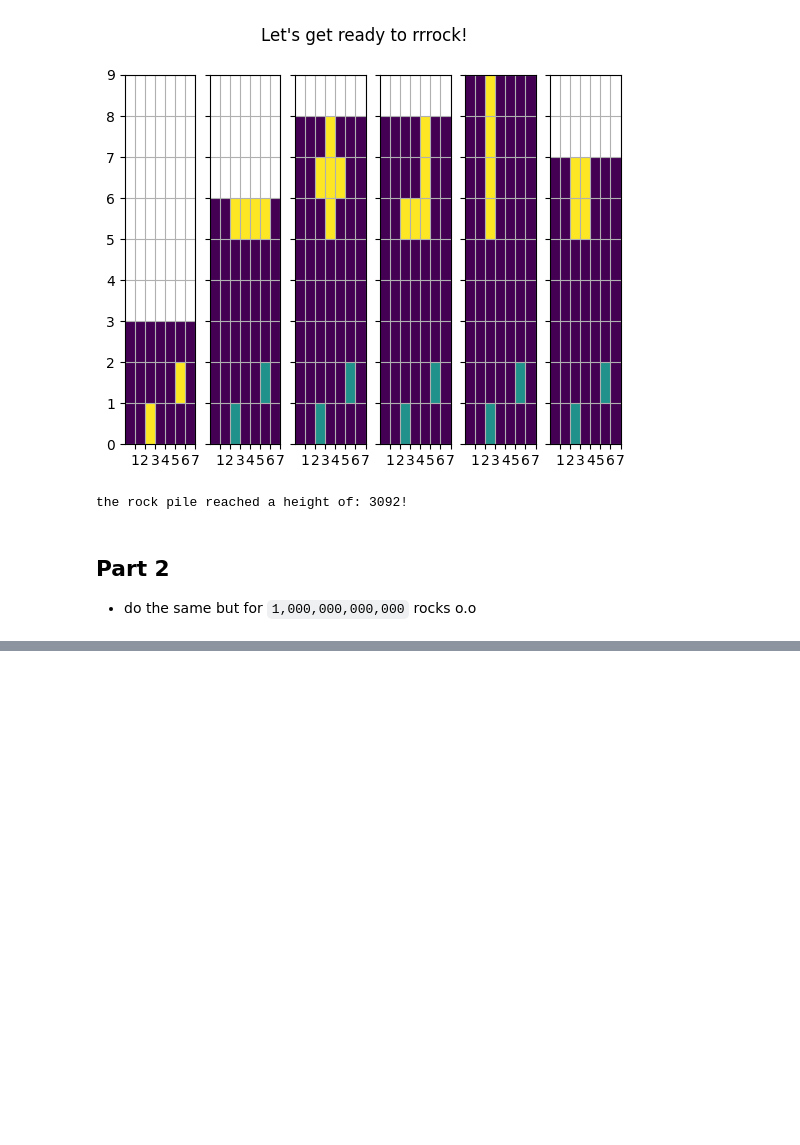
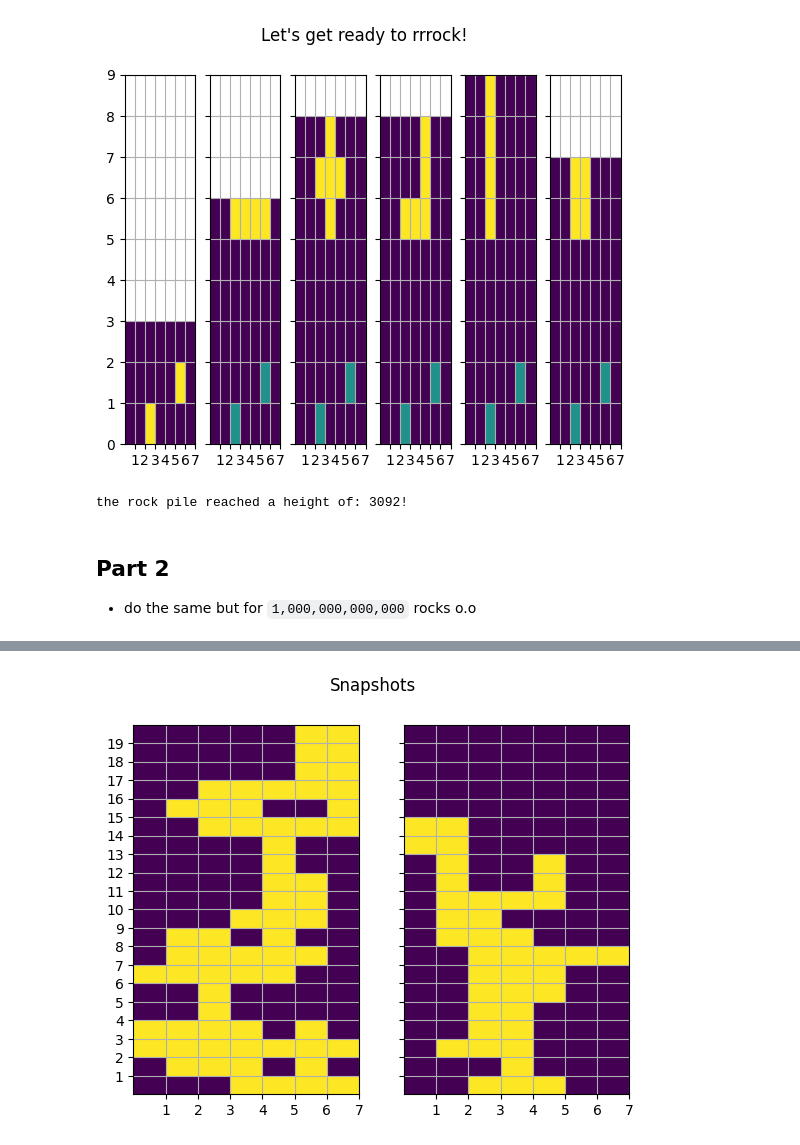
Before and after one commit to nouseforkeys/advent_of_code_22, a Jupyter notebook: day_17.ipynb, the cells around one changed output, grey strips where cells are left out. Cells and saved outputs as stored; diff of their text form; code cells hidden in the pictures; blank space fills up the shorter version.

Commit message:
WIP - attempting to find a repeating point so we can fast forward the simulations

```diff
--- a/day_17.ipynb
+++ b/day_17.ipynb
@@ -224,0 +195,7 @@ ax.grid('ON')
+# %%
+# perhaps we can find a repeating point, after which we get the same thing over
+# and over and can then just do a bit extra to fill in the end
+moves = parse_from_file('day_17.txt', parser)
+total_moves = len(moves)
+
+print(f'the total number of moves before we repeat is: {total_moves}')
@@ -224,0 +208,92 @@ ax.grid('ON')
+# %%
+@dataclass
+class RockStats:
+    rock_type: str
+    resting_x: int
+    move_index: int
+
+rock_types = cycle(range(5))
+
+def run_rock_sim_with_stats(
+    nrocks: int, start_chamber: list[list[int]], rock_moves: cycle,
+    start_rock_move: int, rocks: cycle, start_rock_type: int
+) -> list[list[int]]:
+    """
+    runs the rock simulation for nrocks
+
+    starting chamber, rock_types and moves can be specified to pick up where
+    we left off
+    """
+    # ok let's run this and see what we get
+    chamber = deepcopy(start_chamber)
+    moves = deepcopy(rock_moves)
+    for _ in range(start_rock_move):
+        next(moves)
+    rocks = deepcopy(rocks)
+    for _ in range(start_rock_type):
+        next(rocks)
+    move_index = start_rock_move
+    stats = []
+    for _, rock_type, rock in zip(
+            range(1, nrocks + 1), deepcopy(rock_types), deepcopy(rocks)):
+        # pop a new rock into the chamber
+        new_rows, (x, y) = get_chamber_extension(chamber, rock)
+        # print()
+        keep_falling = True
+        chamber += new_rows
+
+        while keep_falling:
+            # update stopped check
+            keep_falling = False
+            # lateral movement
+            move = next(moves)
+            move_index += 1
+            if move_index >= total_moves:
+                move_index = 0
+
+            if move == '>' and all([]):
+                for part_x, part_y in rock:
+                    temp_x = part_x + x + 1
+                    if temp_x >= CHAMBER_WIDTH:
+                        # print(move, 'right wall')
+                        break
+                    if chamber[y + part_y][temp_x] == static_rock:
+                        # print(move, 'right rock')
+                        break
+                else:
+                    x += 1
+            elif move == '<':
+                for part_x, part_y in rock:
+                    temp_x = part_x + x - 1
+                    if temp_x < 0:
+                        # print(move, 'left wall')
+                        break
+                    if chamber[y + part_y][temp_x] == static_rock:
+                        # print(move, 'left rock')
+                        break
+                else:
+                    x -= 1
+            # vertical movement
+            # print(move, x, y)
+            for part_x, part_y in rock:
+                temp_y = y + part_y - 1
+                if temp_y < 0:
+                    # print('v', 'hit bottom')
+                    break
+                if chamber[temp_y][x + part_x] == static_rock:
+                    # print('v', 'hit rock')
+                    break
+            else:
+                y -= 1
+                keep_falling = True
+        # add the moving rock to the chamber
+        stats.append(RockStats(rock_type, x, move_index))
+        for part_x, part_y in rock:
+            chamber[y + part_y][x + part_x] = static_rock
+    return chamber, rocks, moves, stats
+
+chamber, rocks, moves, stats = run_rock_sim_with_stats(
+        2000, [], rock_moves, 0, rocks, 0)
+plot_snapshots([chamber[:20], chamber[-20:]])
+# %% [output]
+[figure, added]
```
Also changed, not shown: parts of 7 cells of this notebook.
